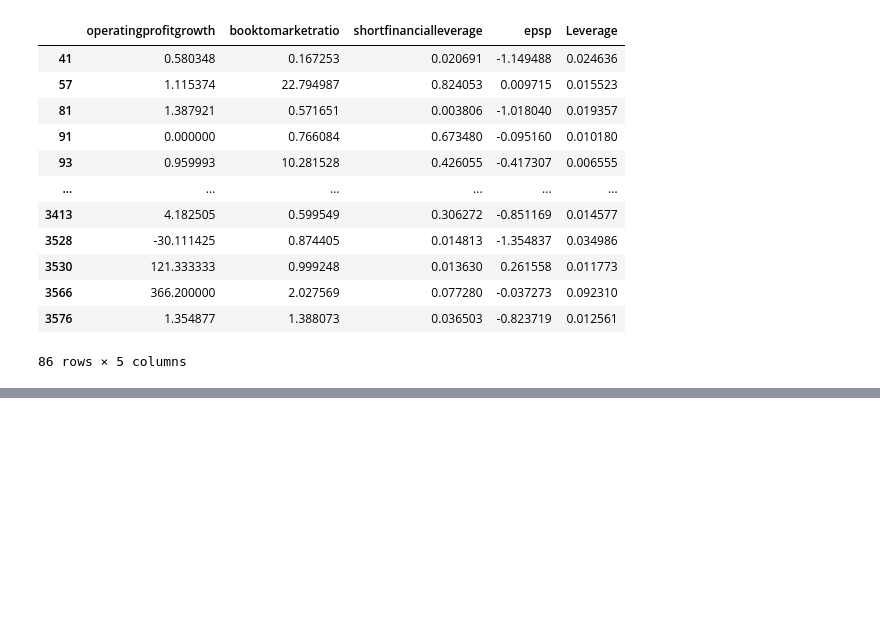
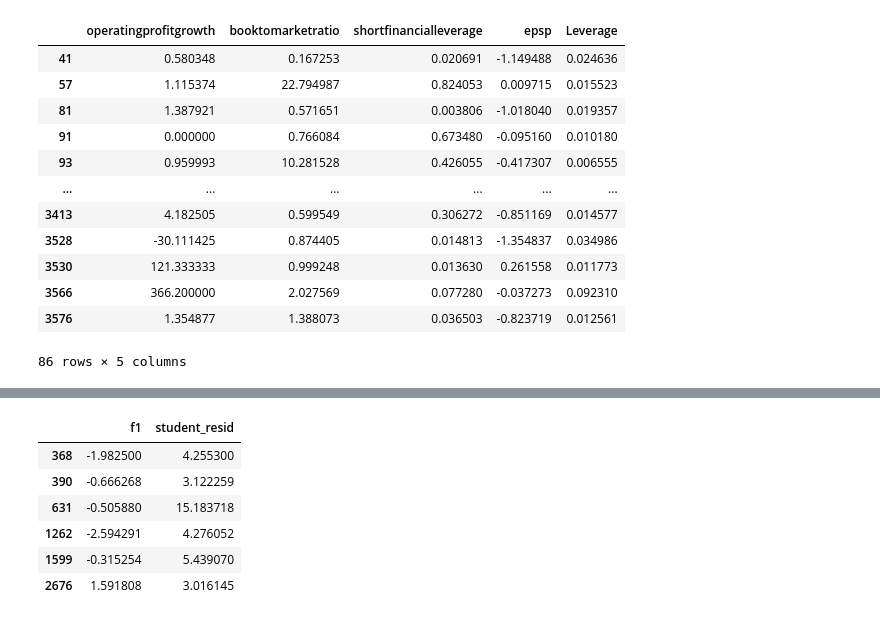
Before and after one commit to AlexReusC/Modulo-5-IAA, a Jupyter notebook: portafolio.ipynb, the cells around one changed output, grey strips where cells are left out. Cells and saved outputs as stored; diff of their text form; code cells hidden in the pictures; blank space fills up the shorter version.

```diff
--- a/portafolio.ipynb
+++ b/portafolio.ipynb
@@ -185,0 +207,14 @@ leverages_sm[leverages_sm['Leverage'] > threshold_leverage]
+# %%
+#Standarized residuals
+influence_sum_inbuilt = influence.summary_frame()
+f1_res = pd.concat([df.f1, influence_sum_inbuilt], axis=1)
+std_residuals_inbuilt = f1_res[["f1", "student_resid"]]
+std_residuals_inbuilt[std_residuals_inbuilt["student_resid"] > threshold_std_residual]
+# %% [output]
+|  | f1 | student_resid |
+| 368 | -1.982500 | 4.255300 |
+| 390 | -0.666268 | 3.122259 |
+| 631 | -0.505880 | 15.183718 |
+| 1262 | -2.594291 | 4.276052 |
+| 1599 | -0.315254 | 5.439070 |
+| 2676 | 1.591808 | 3.016145 |
```
Also changed, not shown: parts of 1 cell of this notebook.
